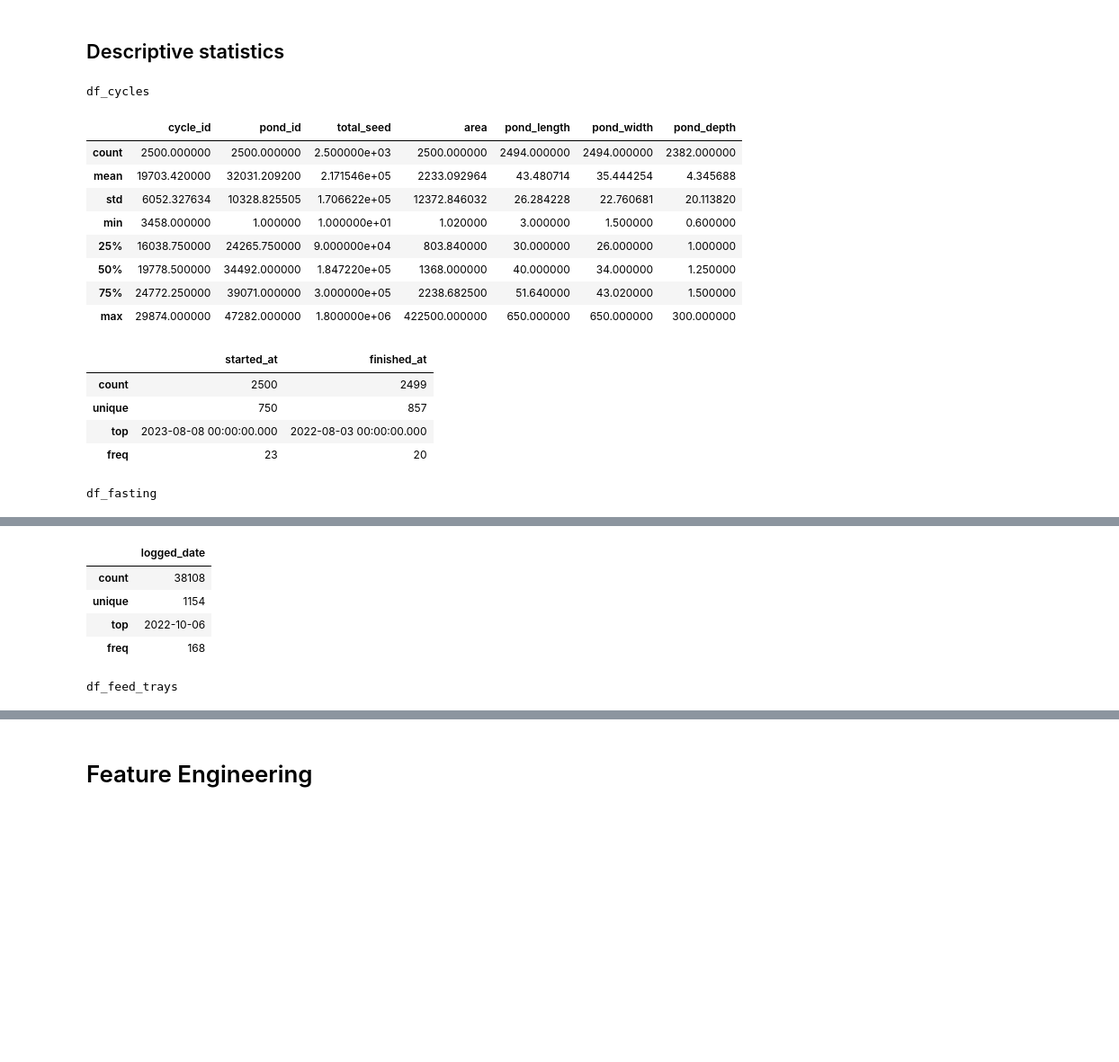
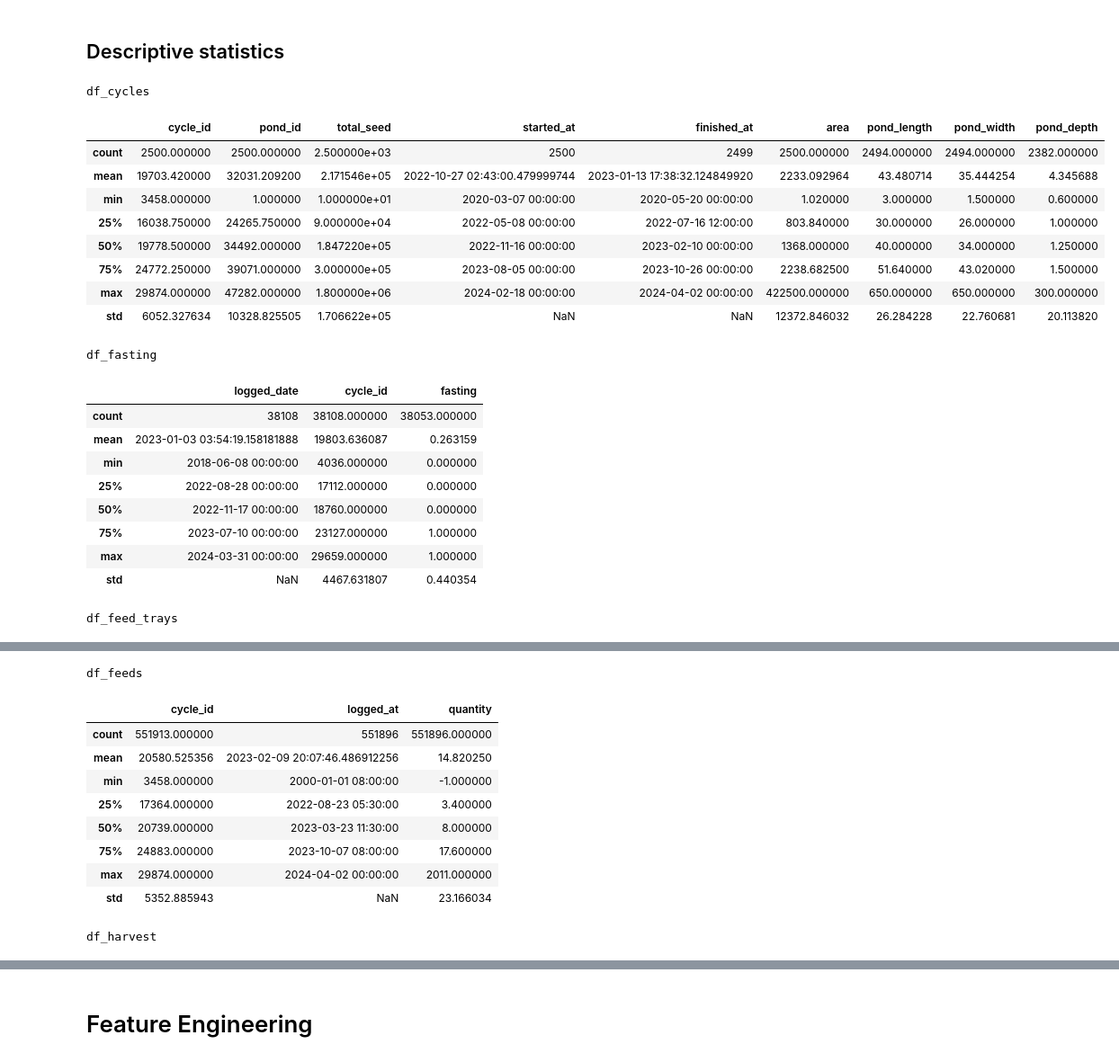
Before and after one commit to nurgoni/shrimp-forecasting, a Jupyter notebook: notebook/EDA.ipynb, the cells around one changed output, grey strips where cells are left out. Shown at 90% size. Saved outputs shown, nothing was run; the diff lists cells and outputs as text; code cells hidden in the pictures; blank space fills up the shorter version.

```diff
--- a/notebook/EDA.ipynb
+++ b/notebook/EDA.ipynb
@@ -310,0 +321,9 @@ df_measurements
+# %%
+# check date consistency
+
+for name, df in list_df.items():
+    date_col = df.filter(regex=r'.*(_at|_date)$').columns
+    for col in date_col:
+        invalid_dates = df[~df[col].str.len().isin([10, 19])]
+        print(f"{name} -> {col} : ")
+        display(invalid_dates)
@@ -310,0 +366,6 @@ df_measurements
+# %%
+# remove inconsistency date
+list_df["df_samplings"] = list_df["df_samplings"][list_df["df_samplings"]["sampled_at"] != "1-01-01"]
+
+# check inconsistency in df_samplings
+display(list_df["df_samplings"][list_df["df_samplings"]["cycle_id"] == 25134])
@@ -310,0 +382,11 @@ df_measurements
+# %%
+# extract date only from dataframe
+
+for name, df in list_df.items():
+    date_col = df.filter(regex=r'.*(_at|_date)$').columns
+    for col in date_col:
+        df[col] = pd.to_datetime(df[col])
+    list_df[name] = df
+# %%
+for name, df in list_df.items():
+    display(df.info())
@@ -377,22 +537,27 @@ list_df["df_feeds"].head()
 # %%
 for name, df in list_df.items():
     print(name)
     display(df.describe())
-    display(df.describe(include="object"))
+    # display(df.describe(include="object"))
 # %% [output]
 df_cycles
-|  | cycle_id | pond_id | total_seed | area | pond_length | pond_width | pond_depth |
-| count | 2500.000000 | 2500.000000 | 2.500000e+03 | 2500.000000 | 2494.000000 | 2494.000000 | 2382.000000 |
-| mean | 19703.420000 | 32031.209200 | 2.171546e+05 | 2233.092964 | 43.480714 | 35.444254 | 4.345688 |
-| std | 6052.327634 | 10328.825505 | 1.706622e+05 | 12372.846032 | 26.284228 | 22.760681 | 20.113820 |
-| min | 3458.000000 | 1.000000 | 1.000000e+01 | 1.020000 | 3.000000 | 1.500000 | 0.600000 |
-| 25% | 16038.750000 | 24265.750000 | 9.000000e+04 | 803.840000 | 30.000000 | 26.000000 | 1.000000 |
-| 50% | 19778.500000 | 34492.000000 | 1.847220e+05 | 1368.000000 | 40.000000 | 34.000000 | 1.250000 |
-| 75% | 24772.250000 | 39071.000000 | 3.000000e+05 | 2238.682500 | 51.640000 | 43.020000 | 1.500000 |
-| max | 29874.000000 | 47282.000000 | 1.800000e+06 | 422500.000000 | 650.000000 | 650.000000 | 300.000000 |
+|  | cycle_id | pond_id | total_seed | started_at | finished_at | area | pond_length | pond_width | pond_depth |
+| count | 2500.000000 | 2500.000000 | 2.500000e+03 | 2500 | 2499 | 2500.000000 | 2494.000000 | 2494.000000 | 2382.000000 |
+| mean | 19703.420000 | 32031.209200 | 2.171546e+05 | 2022-10-27 02:43:00.479999744 | 2023-01-13 17:38:32.124849920 | 2233.092964 | 43.480714 | 35.444254 | 4.345688 |
+| min | 3458.000000 | 1.000000 | 1.000000e+01 | 2020-03-07 00:00:00 | 2020-05-20 00:00:00 | 1.020000 | 3.000000 | 1.500000 | 0.600000 |
+| 25% | 16038.750000 | 24265.750000 | 9.000000e+04 | 2022-05-08 00:00:00 | 2022-07-16 12:00:00 | 803.840000 | 30.000000 | 26.000000 | 1.000000 |
+| 50% | 19778.500000 | 34492.000000 | 1.847220e+05 | 2022-11-16 00:00:00 | 2023-02-10 00:00:00 | 1368.000000 | 40.000000 | 34.000000 | 1.250000 |
+| 75% | 24772.250000 | 39071.000000 | 3.000000e+05 | 2023-08-05 00:00:00 | 2023-10-26 00:00:00 | 2238.682500 | 51.640000 | 43.020000 | 1.500000 |
+| max | 29874.000000 | 47282.000000 | 1.800000e+06 | 2024-02-18 00:00:00 | 2024-04-02 00:00:00 | 422500.000000 | 650.000000 | 650.000000 | 300.000000 |
+| std | 6052.327634 | 10328.825505 | 1.706622e+05 | NaN | NaN | 12372.846032 | 26.284228 | 22.760681 | 20.113820 |
+df_fasting
-|  | started_at | finished_at |
-| count | 2500 | 2499 |
-| unique | 750 | 857 |
-| top | 2023-08-08 00:00:00.000 | 2022-08-03 00:00:00.000 |
-| freq | 23 | 20 |
+|  | logged_date | cycle_id | fasting |
+| count | 38108 | 38108.000000 | 38053.000000 |
+| mean | 2023-01-03 03:54:19.158181888 | 19803.636087 | 0.263159 |
+| min | 2018-06-08 00:00:00 | 4036.000000 | 0.000000 |
+| 25% | 2022-08-28 00:00:00 | 17112.000000 | 0.000000 |
+| 50% | 2022-11-17 00:00:00 | 18760.000000 | 0.000000 |
+| 75% | 2023-07-10 00:00:00 | 23127.000000 | 1.000000 |
+| max | 2024-03-31 00:00:00 | 29659.000000 | 1.000000 |
+| std | NaN | 4467.631807 | 0.440354 |
-df_fasting
+df_feed_trays
@@ -408,6 +573,11 @@ df_fasting
+df_feeds
-|  | logged_date |
-| count | 38108 |
-| unique | 1154 |
-| top | 2022-10-06 |
-| freq | 168 |
+|  | cycle_id | logged_at | quantity |
+| count | 551913.000000 | 551896 | 551896.000000 |
+| mean | 20580.525356 | 2023-02-09 20:07:46.486912256 | 14.820250 |
+| min | 3458.000000 | 2000-01-01 08:00:00 | -1.000000 |
+| 25% | 17364.000000 | 2022-08-23 05:30:00 | 3.400000 |
+| 50% | 20739.000000 | 2023-03-23 11:30:00 | 8.000000 |
+| 75% | 24883.000000 | 2023-10-07 08:00:00 | 17.600000 |
+| max | 29874.000000 | 2024-04-02 00:00:00 | 2011.000000 |
+| std | 5352.885943 | NaN | 23.166034 |
-df_feed_trays
+df_harvest
```
Also changed, not shown: parts of 23 cells of this notebook, 1 other file.
